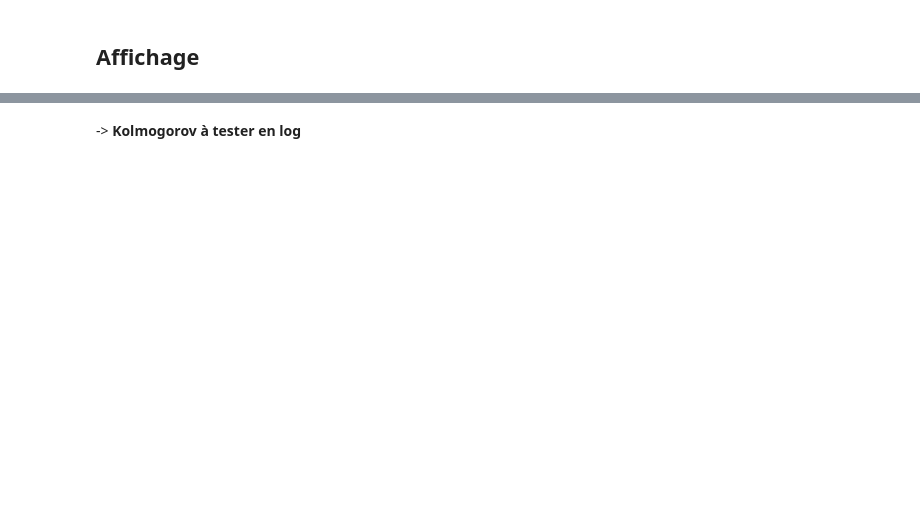
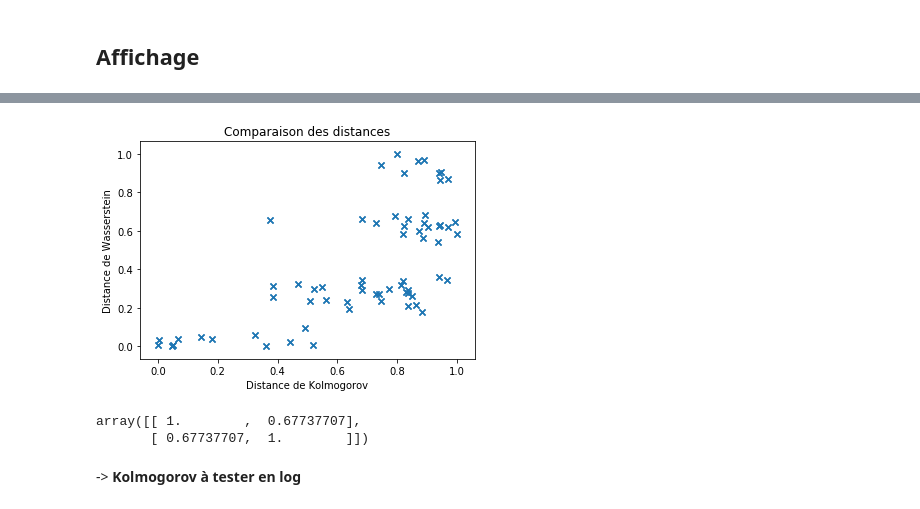
Before and after one commit to ELOISESOULIER/acterrea, a Jupyter notebook: distance_comparison_ressort.ipynb, the cells around one changed output, grey strips where cells are left out. Saved outputs shown, nothing was run; the diff lists cells and outputs as text; code cells hidden in the pictures; blank space fills up the shorter version.

```diff
--- a/distance_comparison_ressort.ipynb
+++ b/distance_comparison_ressort.ipynb
@@ -161,12 +151,10 @@ RuntimeError: Set changed size during iteration
 # %%
 # Les charger:
-
+name = '12'
 distances = simu_ressort.load_obj('./data/ressort/distances_' + name + '.pkl')
 params = simu_ressort.load_obj('./data/ressort/params_' + name + '.pkl')
 
 distances = np.array(distances)
 params = np.array(params)
 
-# Normaliser
-distances_scaled = np.zeros(np.shape(distance))
-distances_scaled[:, 0] =
+print(len(distances))
@@ -173,2 +163,10 @@ distances_scaled[:, 0] =
 # %% [markdown]
 ## Affichage
+# %%
+params = [params[i] for i in range(len(params)) if distances[i, 1] != 0]
+params = np.array(params)
+
+distances = [x for x in distances if x[1] != 0]
+distances = np.array(distances)
+
+len(distances)
@@ -175,3 +175,13 @@ distances_scaled[:, 0] =
+# %%
+distances_sc = np.zeros(distances.shape)
+
+distances_sc[:, 0] = np.array(distances[:, 0])
+distances_sc[:, 0] -= np.min(distances_sc[:, 0])
+distances_sc[:, 0] /= np.max(distances_sc[:, 0])
+
+distances_sc[:, 1] = np.array(distances[:, 1])
+distances_sc[:, 1] -= np.min(distances_sc[:, 1])
+distances_sc[:, 1] /= np.max(distances_sc[:, 1])
 # %%
 def plot_comparaison(distances):
     plt.scatter(distances[:, 0], distances[:, 1], marker='x')
@@ -184,3 +196,12 @@ plot_comparaison(distances)
+# %%
+plot_comparaison(distances_sc)
+# %% [output]
+[figure, added]
+# %%
+np.corrcoef(distances_sc[:, 0], distances_sc[:, 1])
+# %% [output]
+array([[ 1.        ,  0.67737707],
+       [ 0.67737707,  1.        ]])
 # %% [markdown]
  -> **Kolmogorov à tester en log**
 # %%
```
Also changed, not shown: parts of 7 cells of this notebook, 2 other files.
